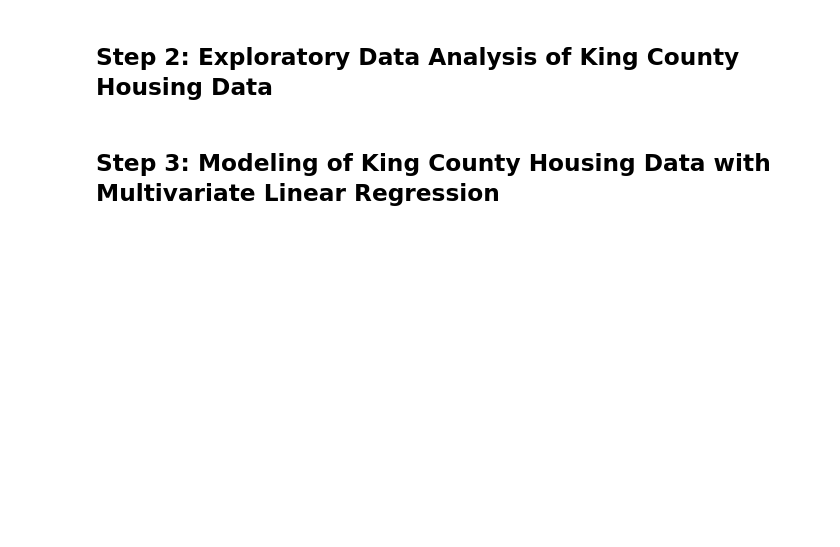
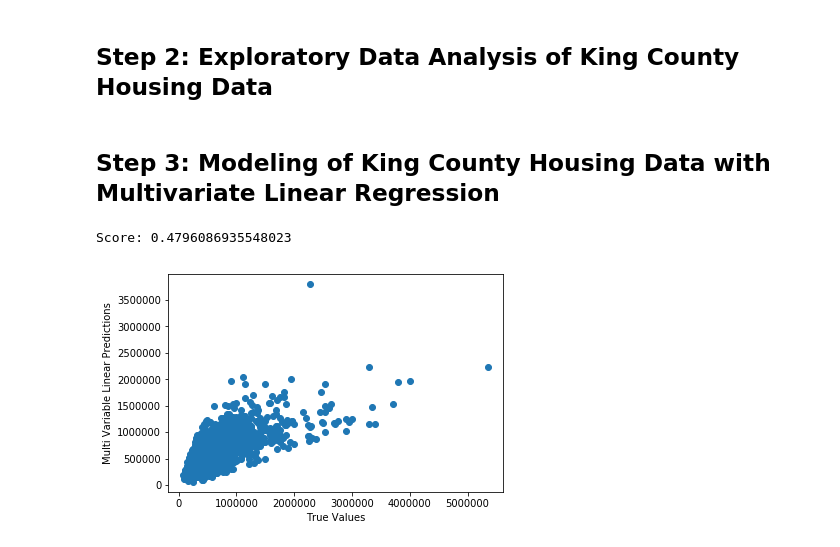
Before and after one commit to nkacoroski/dsc-1-final-project, a Jupyter notebook: king_county_housing_price_prediction_model.ipynb, the cells around one changed output. Cells and saved outputs as stored; diff of their text form; code cells hidden in the pictures; blank space fills up the shorter version.

Commit message:
Updated clean version with exploratory modeling.

```diff
--- a/king_county_housing_price_prediction_model.ipynb
+++ b/king_county_housing_price_prediction_model.ipynb
@@ -404,3 +433,21 @@ dtype: int64
 ## Step 2: Exploratory Data Analysis of King County Housing Data
 # %% [markdown]
 ## Step 3: Modeling of King County Housing Data with Multivariate Linear Regression
+# %%
+def linreg_tts(data, response):
+    y = response
+    X = data
+    X_train, X_test, y_train, y_test = sk.model_selection.train_test_split(X, y, test_size=0.2)
+    linreg = LinearRegression()
+    model = linreg.fit(X_train, y_train)
+    predictions = linreg.predict(X_test)
+
+    plt.scatter(y_test, predictions)
+    plt.xlabel(f"True Values")
+    plt.ylabel(f"Multi Variable Linear Predictions")
+    print("Score:", model.score(X_test, y_test))
+# %%
+linreg_tts(df[['sqft_living']], df[['price']])
+# %% [output]
+Score: 0.4796086935548023
+[figure, added]
```
Also changed, not shown: parts of 13 cells of this notebook.
